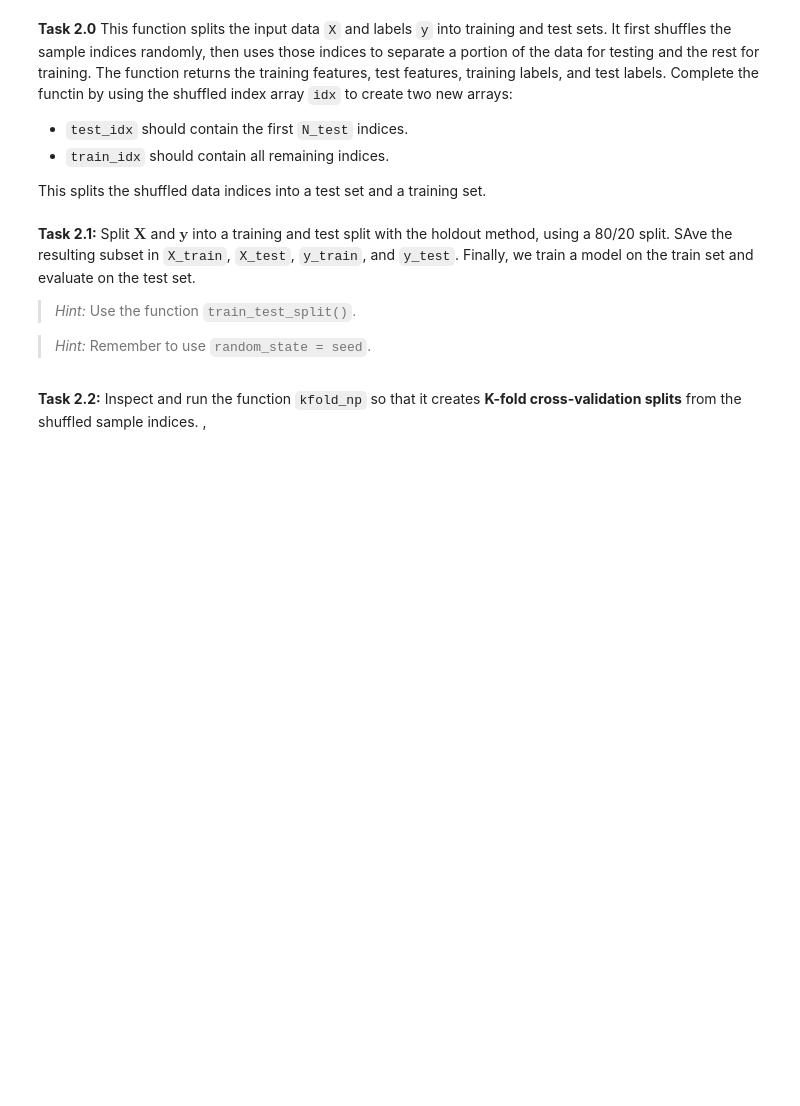
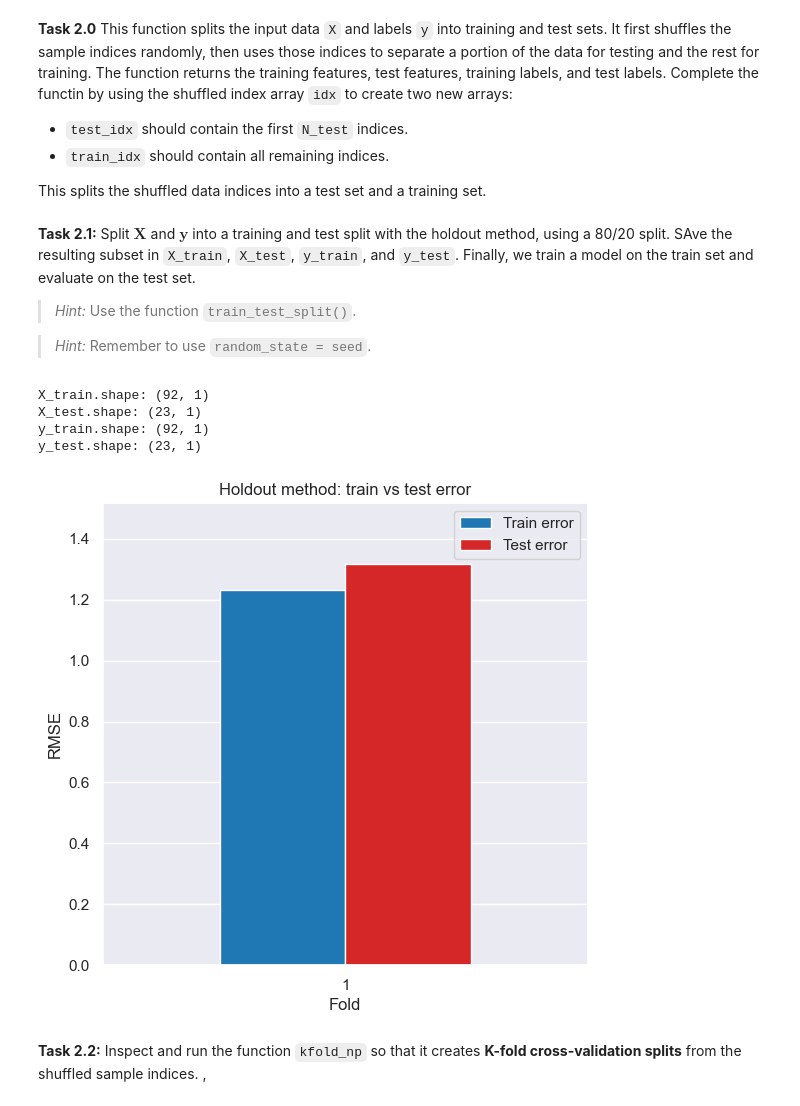
Before and after one commit to MagnusStarkadOttosen/02451_machine_learning, a Jupyter notebook: Week6/exercise6.ipynb, the cells around one changed output. Saved outputs shown, nothing was run; the diff lists cells and outputs as text; code cells hidden in the pictures; blank space fills up the shorter version.

```diff
--- a/Week6/exercise6.ipynb
+++ b/Week6/exercise6.ipynb
@@ -318,8 +361,10 @@ def train_test_split_np(X,y, test_size=0.25, random_state=1):
     N_test = int(np.ceil(N * test_size))
 
     #Create the arrays with indencies for he the test set and tran set
-    # YOUR CODE HERE
-    raise NotImplementedError()
+    ### BEGIN SOLUTION
+    test_idx = idx[:N_test]
+    train_idx = idx[N_test:]
+    ### END SOLUTION
 
     #print(train_idx)
     #print(test_idx)
@@ -336,37 +381,44 @@ def train_test_split_np(X,y, test_size=0.25, random_state=1):
 > *Hint:* Remember to use `random_state = seed`.
 # %%
 # 2.1) Holdout Method (20% test size) - split X and y into X_train, X_test, y_train, y_test
-# YOUR CODE HERE
-raise NotImplementedError()
+### BEGIN SOLUTION
+X_train, X_test, y_train, y_test = train_test_split_np(X, y, test_size=0.2, random_state=seed)
+### END SOLUTION
 
 # We check the sizes of the splits
 print("X_train.shape:", X_train.shape)
 print("X_test.shape:", X_test.shape)
 print("y_train.shape:", y_train.shape)
 print("y_test.shape:", y_test.shape)
 
 # We now fit the models using the data splits
 errors = {} # Dictionary to store errors for each method
 degree = 3 # Use degree 2 for the rest of the exercise
 
 # Initialize model
 model = make_pipeline(PolynomialFeatures(degree), LinearRegression())
 # Fit model
 model.fit(X_train.reshape(-1, 1), y_train)
 # Predict
 y_train_pred = model.predict(X_train.reshape(-1, 1))
 y_test_pred  = model.predict(X_test.reshape(-1, 1))
 
 # Compute errors
 train_error = np.sqrt(mean_squared_error(y_train, y_train_pred))
 test_error  = np.sqrt(mean_squared_error(y_test, y_test_pred))
 
 # Bar plot "holdout" train and test error
 utils.plot_fold_errors(np.array([(train_error, test_error)]))
 plt.title('Holdout method: train vs test error')
 
 # Save mean errors for later comparison
 errors['Holdout'] = (train_error, test_error)
+# %% [output]
+X_train.shape: (92, 1)
+X_test.shape: (23, 1)
+y_train.shape: (92, 1)
+y_test.shape: (23, 1)
+[figure, added]
 # %% [markdown]
 **Task 2.2:** Inspect and run the function `kfold_np` so that it creates **K-fold cross-validation splits** from the shuffled sample indices. ,
 # %%
```
Also changed, not shown: parts of 32 cells of this notebook, 5 other files.
